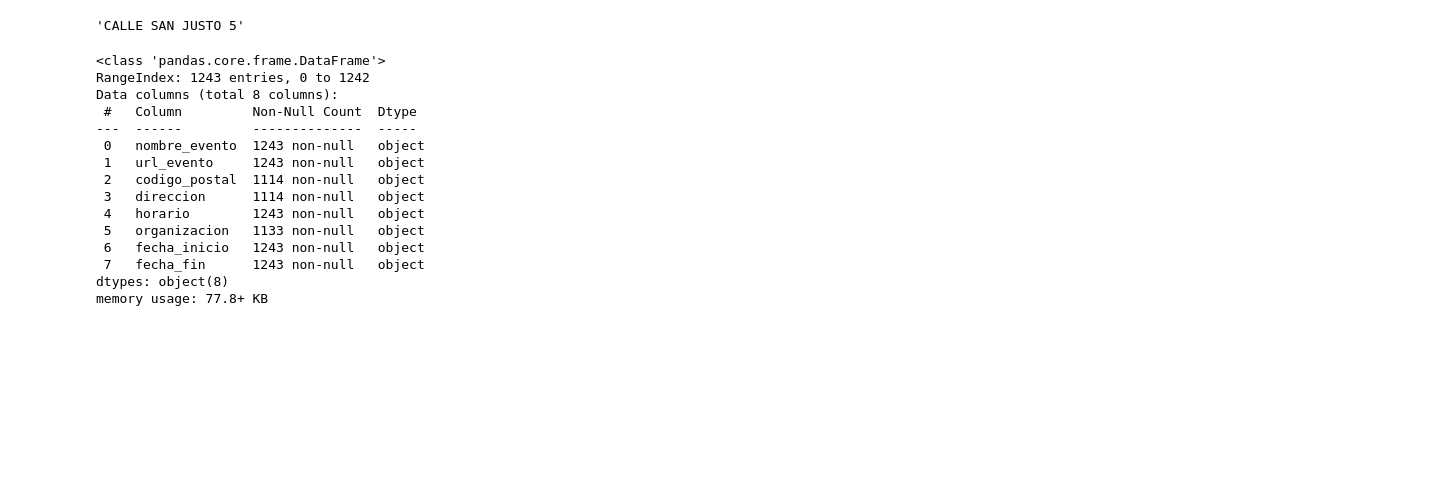
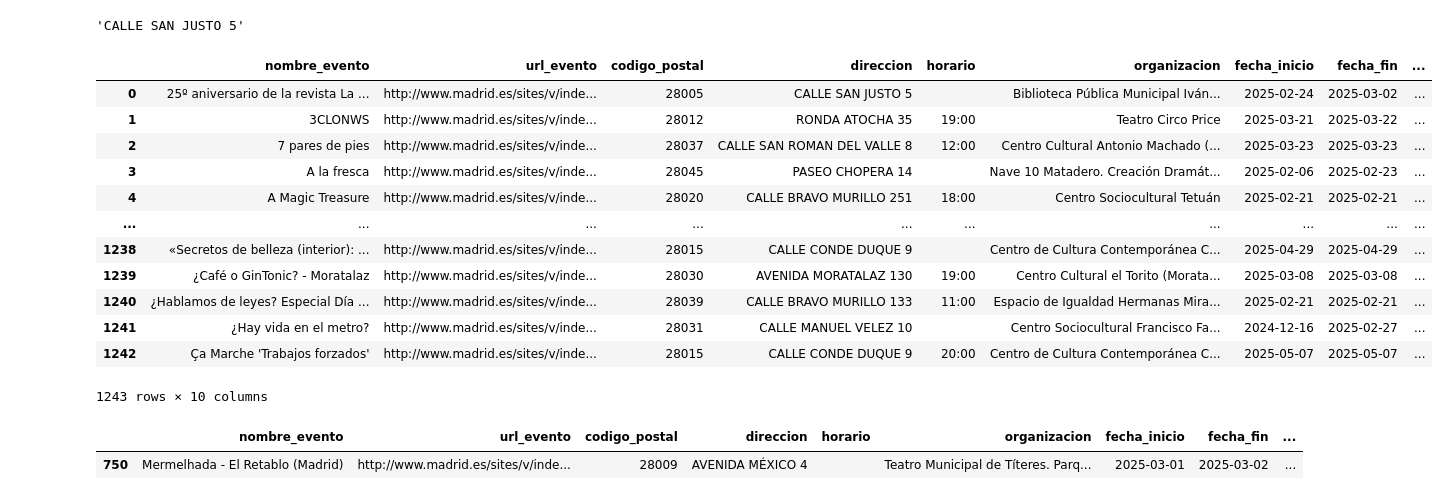
Before and after one commit to Gabijc/Proyecto_ETL_Hoteles, a Jupyter notebook: Notebooks/Extraccion_api.ipynb, the cells around one changed output. Saved outputs shown, nothing was run; the diff lists cells and outputs as text; code cells hidden in the pictures; blank space fills up the shorter version.

Commit message:
Solo sale un evento en la api

```diff
--- a/Notebooks/Extraccion_api.ipynb
+++ b/Notebooks/Extraccion_api.ipynb
@@ -138,22 +138,29 @@ for i in data.get('@graph', []):
     diccionario["organizacion"].append(i.get('organization', {}).get('organization-name', np.nan))
     diccionario["fecha_inicio"].append(i.get('dtstart', np.nan))
     diccionario["fecha_fin"].append(i.get('dtend', np.nan))
-# %%
-df = pd.DataFrame(diccionario)
-df.info()
-# %% [output]
-<class 'pandas.core.frame.DataFrame'>
-RangeIndex: 1243 entries, 0 to 1242
-Data columns (total 8 columns):
- #   Column         Non-Null Count  Dtype
----  ------         --------------  -----
- 0   nombre_evento  1243 non-null   object
- 1   url_evento     1243 non-null   object
- 2   codigo_postal  1114 non-null   object
- 3   direccion      1114 non-null   object
- 4   horario        1243 non-null   object
- 5   organizacion   1133 non-null   object
- 6   fecha_inicio   1243 non-null   object
- 7   fecha_fin      1243 non-null   object
-dtypes: object(8)
-memory usage: 77.8+ KB
+# %%
+df = pd.DataFrame(diccionario)
+df["hora_fecha_inicio"] = df["fecha_inicio"].apply(lambda x: x.split(" ")[1])
+df["fecha_inicio"] = df["fecha_inicio"].apply(lambda x: x.split(" ")[0])
+df["hora_fecha_fin"] = df["fecha_fin"].apply(lambda x: x.split(" ")[1])
+df["fecha_fin"] = df["fecha_fin"].apply(lambda x: x.split(" ")[0])
+df
+# %% [output]
+|  | nombre_evento | url_evento | codigo_postal | direccion | horario | organizacion | fecha_inicio | fecha_fin | ... |
+| 0 | 25º aniversario de la revista La ... | http://www.madrid.es/sites/v/inde... | 28005 | CALLE SAN JUSTO 5 |  | Biblioteca Pública Municipal Iván... | 2025-02-24 | 2025-03-02 | ... |
+| 1 | 3CLONWS | http://www.madrid.es/sites/v/inde... | 28012 | RONDA ATOCHA 35 | 19:00 | Teatro Circo Price | 2025-03-21 | 2025-03-22 | ... |
+| 2 | 7 pares de pies | http://www.madrid.es/sites/v/inde... | 28037 | CALLE SAN ROMAN DEL VALLE 8 | 12:00 | Centro Cultural Antonio Machado (... | 2025-03-23 | 2025-03-23 | ... |
+| 3 | A la fresca | http://www.madrid.es/sites/v/inde... | 28045 | PASEO CHOPERA 14 |  | Nave 10 Matadero. Creación Dramát... | 2025-02-06 | 2025-02-23 | ... |
+| 4 | A Magic Treasure | http://www.madrid.es/sites/v/inde... | 28020 | CALLE BRAVO MURILLO 251 | 18:00 | Centro Sociocultural Tetuán | 2025-02-21 | 2025-02-21 | ... |
+| ... | ... | ... | ... | ... | ... | ... | ... | ... | ... |
+| 1238 | «Secretos de belleza (interior): ... | http://www.madrid.es/sites/v/inde... | 28015 | CALLE CONDE DUQUE 9 |  | Centro de Cultura Contemporánea C... | 2025-04-29 | 2025-04-29 | ... |
+| 1239 | ¿Café o GinTonic? - Moratalaz | http://www.madrid.es/sites/v/inde... | 28030 | AVENIDA MORATALAZ 130 | 19:00 | Centro Cultural el Torito (Morata... | 2025-03-08 | 2025-03-08 | ... |
+| 1240 | ¿Hablamos de leyes? Especial Día ... | http://www.madrid.es/sites/v/inde... | 28039 | CALLE BRAVO MURILLO 133 | 11:00 | Espacio de Igualdad Hermanas Mira... | 2025-02-21 | 2025-02-21 | ... |
+| 1241 | ¿Hay vida en el metro? | http://www.madrid.es/sites/v/inde... | 28031 | CALLE MANUEL VELEZ 10 |  | Centro Sociocultural Francisco Fa... | 2024-12-16 | 2025-02-27 | ... |
+| 1242 | Ça Marche 'Trabajos forzados' | http://www.madrid.es/sites/v/inde... | 28015 | CALLE CONDE DUQUE 9 | 20:00 | Centro de Cultura Contemporánea C... | 2025-05-07 | 2025-05-07 | ... |
+1243 rows × 10 columns
+# %%
+df[(df["fecha_inicio"] == '2025-03-01') & (df["fecha_fin"] == '2025-03-02')]
+# %% [output]
+|  | nombre_evento | url_evento | codigo_postal | direccion | horario | organizacion | fecha_inicio | fecha_fin | ... |
+| 750 | Mermelhada - El Retablo (Madrid) | http://www.madrid.es/sites/v/inde... | 28009 | AVENIDA MÉXICO 4 |  | Teatro Municipal de Títeres. Parq... | 2025-03-01 | 2025-03-02 | ... |
```
Also changed, not shown: parts of 1 cell of this notebook.
